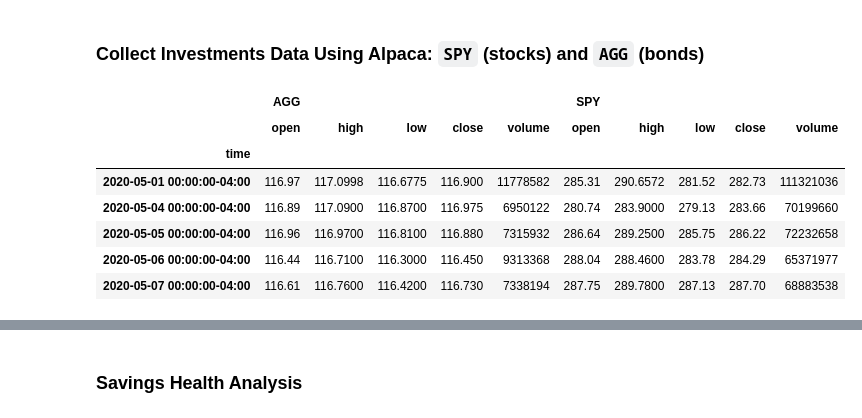
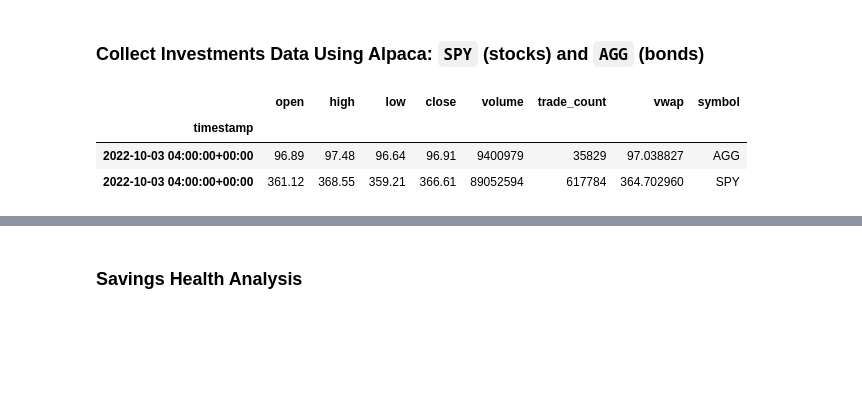
Before and after one commit to gjmillan/API_Financial_Planning, a Jupyter notebook: financial-planner.ipynb, the cells around one changed output, grey strips where cells are left out. Saved outputs shown, nothing was run; the diff lists cells and outputs as text; code cells hidden in the pictures; blank space fills up the shorter version.

```diff
--- a/financial-planner.ipynb
+++ b/financial-planner.ipynb
@@ -50,39 +62,49 @@ my_agg = 200
 my_spy = 50
 # %%
 # Set Alpaca API key and secret
-# YOUR CODE HERE!
+
+alpaca_api_key = os.getenv("ALPACA_API_KEY")
+alpaca_secret_key = os.getenv("ALPACA_SECRET_KEY")
 
 # Create the Alpaca API object
-# YOUR CODE HERE!
+alpaca_api = tradeapi.REST(
+    alpaca_api_key,
+    alpaca_secret_key,
+    api_version = "v2"
+)
 # %%
 # Format current date as ISO format
 # YOUR CODE HERE!
-
+start_date = pd.Timestamp("2017-10-03", tz="America/New_York").isoformat()
+end_date = pd.Timestamp("2022-10-03", tz="America/New_York").isoformat()
+current_date = pd.Timestamp("2022-10-03", tz="America/New_York").isoformat()
 # Set the tickers
 tickers = ["AGG", "SPY"]
 
 # Set timeframe to "1Day" for Alpaca API
 timeframe = "1Day"
 
-# Get current closing prices for SPY and AGG
+# Get 5 year closing prices for SPY and AGG
 # YOUR CODE HERE!
+df_ticker = alpaca_api.get_bars(
+    tickers,
+    timeframe,
+    start=start_date,
+    end=end_date,
+).df
 
-# Reorganize the DataFrame
-# Separate ticker data
-# YOUR CODE HERE!
+# Get Current Day Only View
+df_current_date = alpaca_api.get_bars(
+    tickers,
+    timeframe,
+    start=current_date,
+    end=current_date,
+).df
 
-
-# Concatenate the ticker DataFrames
-# YOUR CODE HERE!
-
-# Preview DataFrame
-# YOUR CODE HERE!
+df_current_date.head()
+# df_ticker
 # %% [output]
-|  | AGG |  |  |  |  | SPY |  |  |  |  |
-|  | open | high | low | close | volume | open | high | low | close | volume |
-| time |  |  |  |  |  |  |  |  |  |  |
-| 2020-05-01 00:00:00-04:00 | 116.97 | 117.0998 | 116.6775 | 116.900 | 11778582 | 285.31 | 290.6572 | 281.52 | 282.73 | 111321036 |
-| 2020-05-04 00:00:00-04:00 | 116.89 | 117.0900 | 116.8700 | 116.975 | 6950122 | 280.74 | 283.9000 | 279.13 | 283.66 | 70199660 |
-| 2020-05-05 00:00:00-04:00 | 116.96 | 116.9700 | 116.8100 | 116.880 | 7315932 | 286.64 | 289.2500 | 285.75 | 286.22 | 72232658 |
-| 2020-05-06 00:00:00-04:00 | 116.44 | 116.7100 | 116.3000 | 116.450 | 9313368 | 288.04 | 288.4600 | 283.78 | 284.29 | 65371977 |
-| 2020-05-07 00:00:00-04:00 | 116.61 | 116.7600 | 116.4200 | 116.730 | 7338194 | 287.75 | 289.7800 | 287.13 | 287.70 | 68883538 |
+|  | open | high | low | close | volume | trade_count | vwap | symbol |
+| timestamp |  |  |  |  |  |  |  |  |
+| 2022-10-03 04:00:00+00:00 | 96.89 | 97.48 | 96.64 | 96.91 | 9400979 | 35829 | 97.038827 | AGG |
+| 2022-10-03 04:00:00+00:00 | 361.12 | 368.55 | 359.21 | 366.61 | 89052594 | 617784 | 364.702960 | SPY |
```
Also changed, not shown: parts of 32 cells of this notebook.
